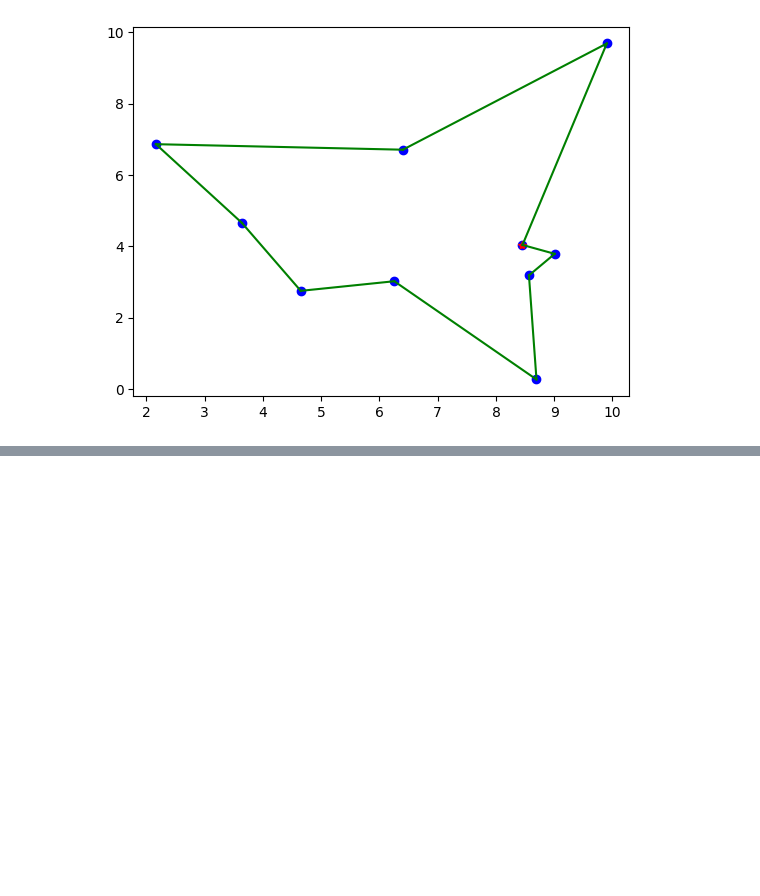
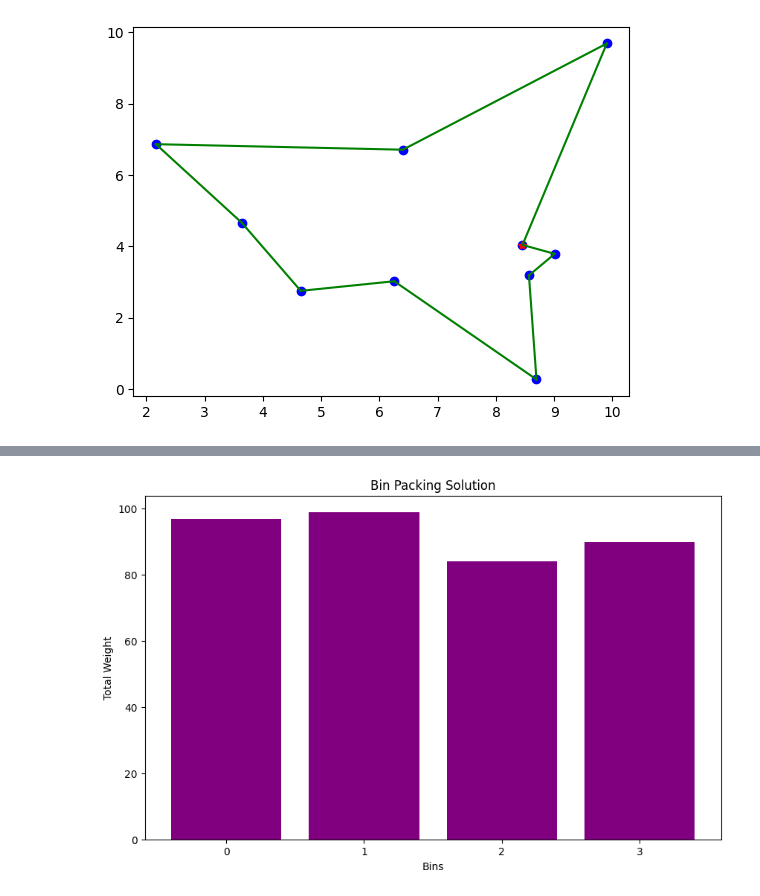
Before and after one commit to JskifterJ/SMT, a Jupyter notebook: SLO_midterm_consolidated.ipynb, the cells around one changed output, grey strips where cells are left out. Cells and saved outputs as stored; diff of their text form; code cells hidden in the pictures; blank space fills up the shorter version.

```diff
--- a/SLO_midterm_consolidated.ipynb
+++ b/SLO_midterm_consolidated.ipynb
@@ -703,0 +832,82 @@ plt.show()
+# %%
+from ortools.linear_solver import pywraplp
+
+
+def create_data_model():
+    """Create the data for the example."""
+    data = {}
+    weights = [48, 30, 19, 36, 36, 27, 42, 42, 36, 24, 30]
+    data["weights"] = weights
+    data["items"] = list(range(len(weights)))
+    data["bins"] = data["items"]
+    data["bin_capacity"] = 100
+    return data
+
+
+
+def main():
+    data = create_data_model()
+
+    # Create the mip solver with the SCIP backend.
+    solver = pywraplp.Solver.CreateSolver("SCIP")
+
+    if not solver:
+        return
+
+    # Variables
+    # x[i, j] = 1 if item i is packed in bin j.
+    x = {}
+    for i in data["items"]:
+        for j in data["bins"]:
+            x[(i, j)] = solver.IntVar(0, 1, "x_%i_%i" % (i, j))
+
+    # y[j] = 1 if bin j is used.
+    y = {}
+    for j in data["bins"]:
+        y[j] = solver.IntVar(0, 1, "y[%i]" % j)
+
+    # Constraints
+    # Each item must be in exactly one bin.
+    for i in data["items"]:
+        solver.Add(sum(x[i, j] for j in data["bins"]) == 1)
+
+    # The amount packed in each bin cannot exceed its capacity.
+    for j in data["bins"]:
+        solver.Add(
+            sum(x[(i, j)] * data["weights"][i] for i in data["items"])
+            <= y[j] * data["bin_capacity"])
+
+    # Objective: minimize the number of bins used.
+    solver.Minimize(solver.Sum([y[j] for j in data["bins"]]))
+
+    status = solver.Solve()
+
+    if status == pywraplp.Solver.OPTIMAL:
+        num_bins = 0
+        for j in data["bins"]:
+            if y[j].solution_value() == 1:
+                bin_items = []
+                bin_weight = 0
+                for i in data["items"]:
+                    if x[i, j].solution_value() > 0:
+                        bin_items.append(i)
+                        bin_weight += data["weights"][i]
+                if bin_items:
+                    num_bins += 1
+                    print("Bin number", j)
+                    print("  Items packed:", bin_items)
+                    print("  Total weight:", bin_weight)
+                    print()
+        print()
+        print("Number of bins used:", num_bins)
+        print("Time = ", solver.WallTime(), " milliseconds")
+    else:
+        print("The problem does not have an optimal solution.")
+
+
+    plot_bin_packing_solution(data, x, y)
+
+
+if __name__ == "__main__":
+    main()
+# %% [output]
@@ -703,0 +933 @@ plt.show()
+[figure, added]
```
Also changed, not shown: parts of 13 cells of this notebook.
